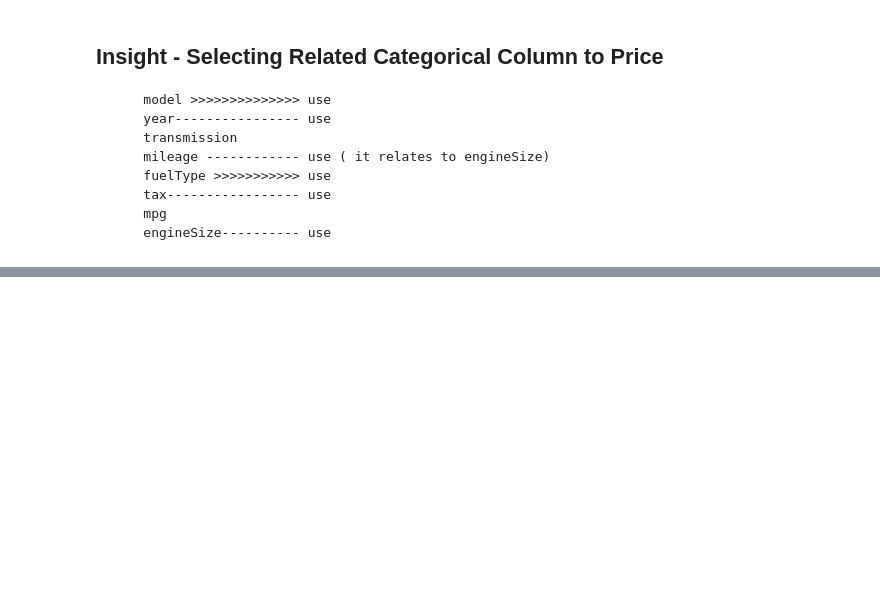
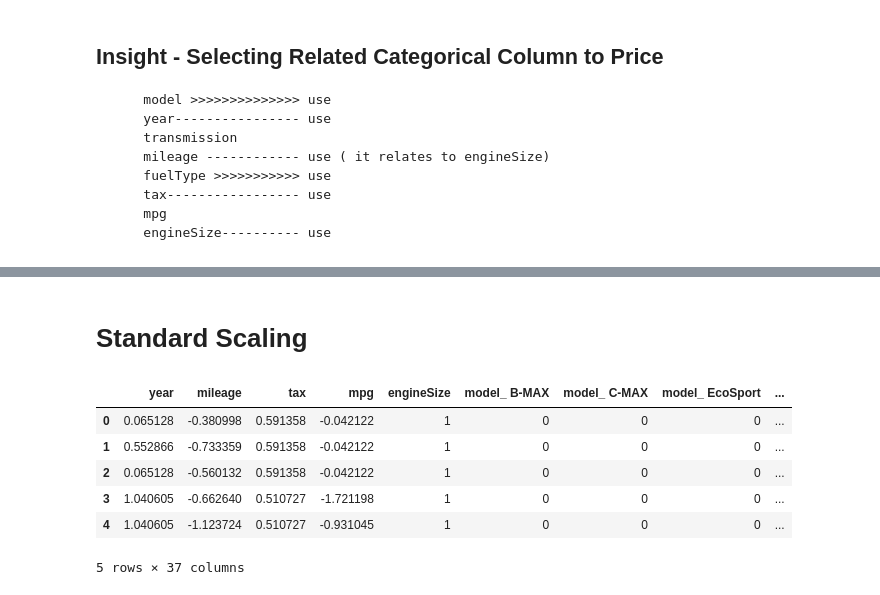
Before and after one commit to wasif-h/Car_Price_Prediction, a Jupyter notebook: prediction.ipynb, the cells around one changed output, grey strips where cells are left out. Drawn from its saved outputs; the diff is of its cells as text; code cells hidden in the pictures; blank space fills up the shorter version.

```diff
--- a/prediction.ipynb
+++ b/prediction.ipynb
@@ -200,0 +277,21 @@ sns.boxplot(x = 'transmission', y = 'price',data=df)
+# %% [markdown]
+# Standard Scaling
+# %%
+# first scale all the numerical columns of x_one_encode
+
+numerical_col = ['year','mileage', 'tax', 'mpg']
+
+from sklearn.preprocessing import StandardScaler
+
+scaler = StandardScaler()
+x_one_encode[numerical_col] = scaler.fit_transform(x_one_encode[numerical_col])
+
+x_one_encode.head()
+# %% [output]
+|  | year | mileage | tax | mpg | engineSize | model_ B-MAX | model_ C-MAX | model_ EcoSport | ... |
+| 0 | 0.065128 | -0.380998 | 0.591358 | -0.042122 | 1 | 0 | 0 | 0 | ... |
+| 1 | 0.552866 | -0.733359 | 0.591358 | -0.042122 | 1 | 0 | 0 | 0 | ... |
+| 2 | 0.065128 | -0.560132 | 0.591358 | -0.042122 | 1 | 0 | 0 | 0 | ... |
+| 3 | 1.040605 | -0.662640 | 0.510727 | -1.721198 | 1 | 0 | 0 | 0 | ... |
+| 4 | 1.040605 | -1.123724 | 0.510727 | -0.931045 | 1 | 0 | 0 | 0 | ... |
+5 rows × 37 columns
```
Also changed, not shown: parts of 29 cells of this notebook.
